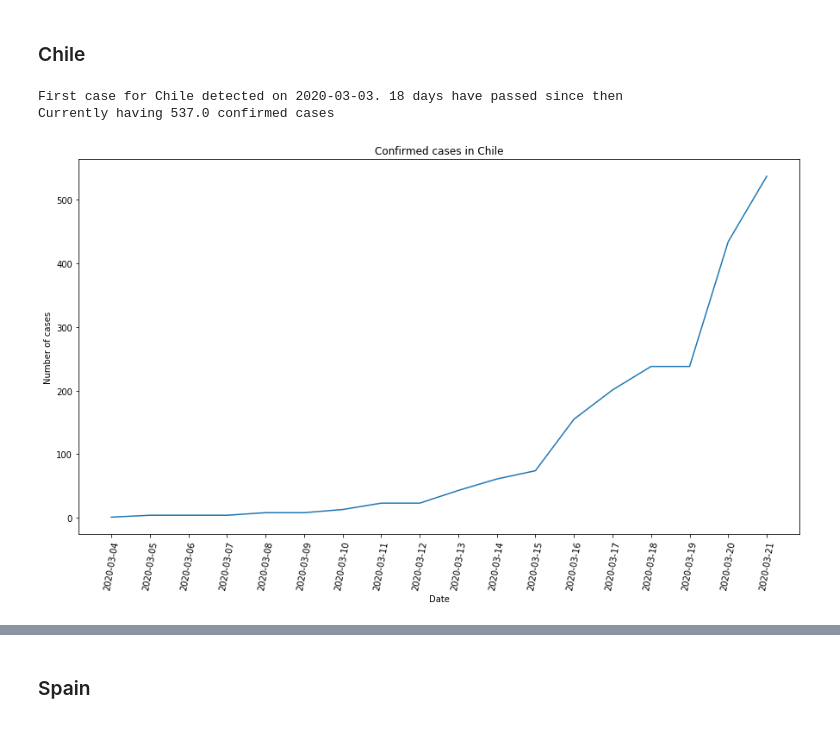
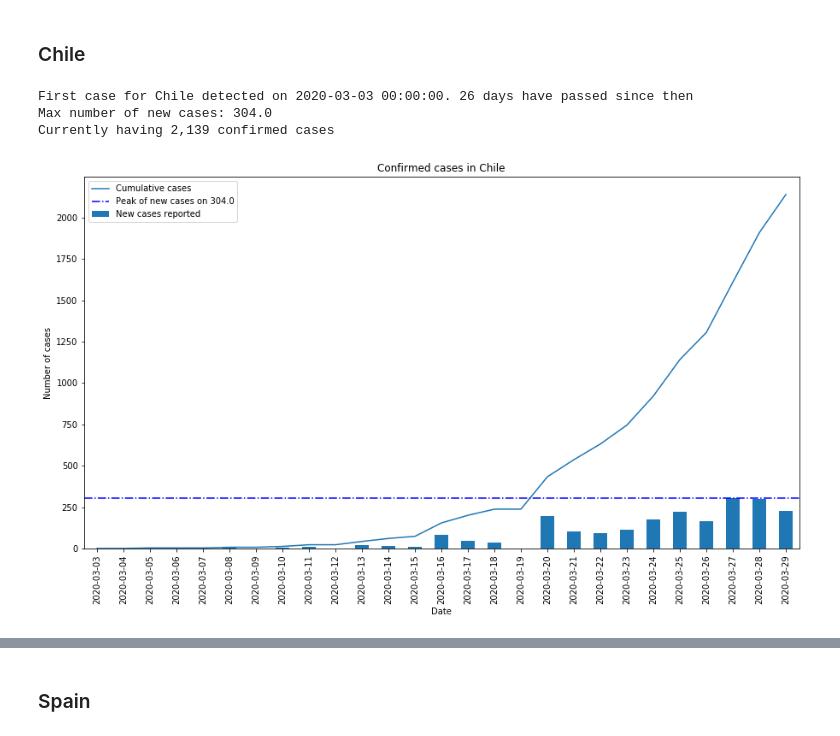
Before and after one commit to McSonk/covid19, a Jupyter notebook: casos.ipynb, the cells around one changed output, grey strips where cells are left out. Cells and saved outputs as stored; diff of their text form; code cells hidden in the pictures.

```diff
--- a/casos.ipynb
+++ b/casos.ipynb
@@ -10,21 +10,21 @@ However, I transformed the data into a more useful source for the purposes of th
 # %%
 import pandas as pd
 from matplotlib import pyplot as plt
-from cv19.utils.plots import plot_country_cases, plot_top5, plot_country_changes, plot_country_deaths, plot_death_changes
+from cv19.utils.plots import plot_country_cases, plot_top5, plot_country_deaths
 from cv19.utils.manipulation import calc_changes
 %matplotlib inline
 # Read data from csv
-data = pd.read_csv('data/conf_per_day.csv', index_col='Date')
-deaths = pd.read_csv('data/deaths_per_day.csv', index_col='Date')
+data = pd.read_csv('data/conf_per_day.csv', index_col='Date', parse_dates=True)
+deaths = pd.read_csv('data/deaths_per_day.csv', index_col='Date', parse_dates=True)
 # Update Mexican data
 data['Mexico'] = data['Mexico'].shift(-1)
-data.loc['2020-03-27', 'Mexico'] = 717
+data.loc['2020-03-31', 'Mexico'] = 1215
 data['Mexico'] = data['Mexico'].astype('int64')
 
 deaths['Mexico'] = deaths['Mexico'].shift(-1)
 deaths.loc['2020-03-22', 'Mexico'] = 2
 deaths.loc['2020-03-23', 'Mexico'] = 4
-deaths.loc['2020-03-27', 'Mexico'] = 12
+deaths.loc['2020-03-31', 'Mexico'] = 29
 deaths['Mexico'] = deaths['Mexico'].astype('int64')
 # Get the totals worldwide
 data['the world'] = data.sum(axis=1)
@@ -260,8 +253,9 @@ Max number of deaths: 11.0
 # %% [markdown]
 ### Chile
 # %%
-plot_country_cases(data, 'Chile')
+plot_country_cases(data, 'Chile', changes=changes)
 # %% [output]
-First case for Chile detected on 2020-03-03. 18 days have passed since then
-Currently having 537.0 confirmed cases
+First case for Chile detected on 2020-03-03 00:00:00. 26 days have passed since then
+Max number of new cases: 304.0
+Currently having 2,139 confirmed cases
-[figure, old version]
+[figure, new version]
```
Also changed, not shown: parts of 28 cells of this notebook, 4 other files.
